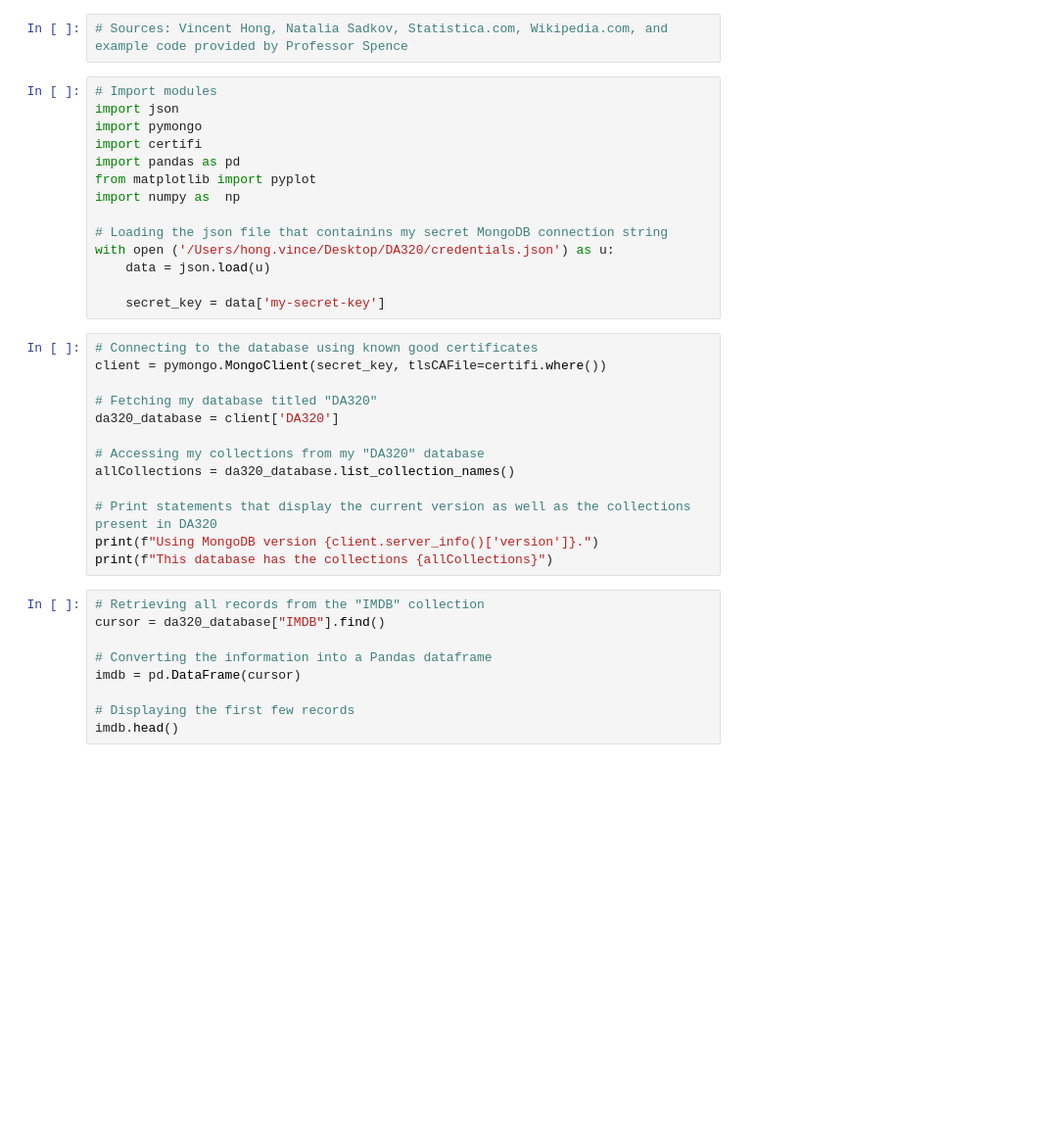
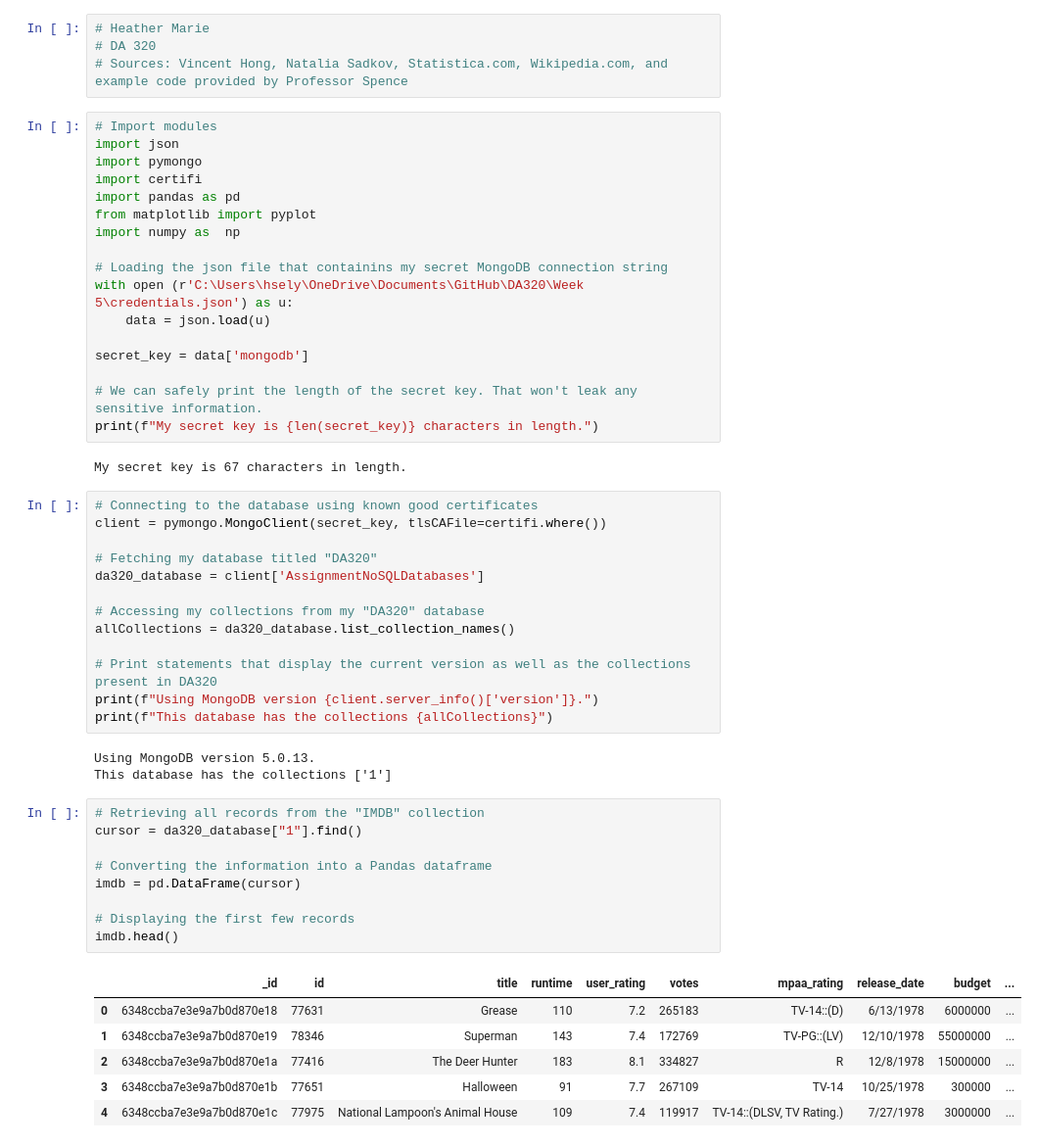
Before and after one commit to hselymes/DA320, a Jupyter notebook: Week 5/Selymes_Detecting-Outliers.ipynb, the cells around one changed output. Shown at 98% size. Drawn from its saved outputs; the diff is of its cells as text; blank space fills up the shorter version.

```diff
--- a/Week 5/Selymes_Detecting-Outliers.ipynb
+++ b/Week 5/Selymes_Detecting-Outliers.ipynb
@@ -1,4 +1,6 @@
 # %%
+# Heather Marie
+# DA 320
 # Sources: Vincent Hong, Natalia Sadkov, Statistica.com, Wikipedia.com, and example code provided by Professor Spence
 # %%
 # Import modules
@@ -10,16 +12,21 @@ from matplotlib import pyplot
 import numpy as  np
 
 # Loading the json file that containins my secret MongoDB connection string
-with open ('/Users/hong.vince/Desktop/DA320/credentials.json') as u:
+with open (r'C:\Users\hsely\OneDrive\Documents\GitHub\DA320\Week 5\credentials.json') as u:
     data = json.load(u)
 
-    secret_key = data['my-secret-key']
+secret_key = data['mongodb']
+
+# We can safely print the length of the secret key. That won't leak any sensitive information.
+print(f"My secret key is {len(secret_key)} characters in length.")
+# %% [output]
+My secret key is 67 characters in length.
 # %%
 # Connecting to the database using known good certificates
 client = pymongo.MongoClient(secret_key, tlsCAFile=certifi.where())
 
 # Fetching my database titled "DA320"
-da320_database = client['DA320']
+da320_database = client['AssignmentNoSQLDatabases']
 
 # Accessing my collections from my "DA320" database
 allCollections = da320_database.list_collection_names()
@@ -27,15 +34,25 @@ allCollections = da320_database.list_collection_names()
 # Print statements that display the current version as well as the collections present in DA320
 print(f"Using MongoDB version {client.server_info()['version']}.")
 print(f"This database has the collections {allCollections}")
+# %% [output]
+Using MongoDB version 5.0.13.
+This database has the collections ['1']
 # %%
 # Retrieving all records from the "IMDB" collection
-cursor = da320_database["IMDB"].find()
+cursor = da320_database["1"].find()
 
 # Converting the information into a Pandas dataframe
 imdb = pd.DataFrame(cursor)
 
 # Displaying the first few records
 imdb.head()
+# %% [output]
+|  | _id | id | title | runtime | user_rating | votes | mpaa_rating | release_date | budget | ... |
+| 0 | 6348ccba7e3e9a7b0d870e18 | 77631 | Grease | 110 | 7.2 | 265183 | TV-14::(D) | 6/13/1978 | 6000000 | ... |
+| 1 | 6348ccba7e3e9a7b0d870e19 | 78346 | Superman | 143 | 7.4 | 172769 | TV-PG::(LV) | 12/10/1978 | 55000000 | ... |
+| 2 | 6348ccba7e3e9a7b0d870e1a | 77416 | The Deer Hunter | 183 | 8.1 | 334827 | R | 12/8/1978 | 15000000 | ... |
+| 3 | 6348ccba7e3e9a7b0d870e1b | 77651 | Halloween | 91 | 7.7 | 267109 | TV-14 | 10/25/1978 | 300000 | ... |
+| 4 | 6348ccba7e3e9a7b0d870e1c | 77975 | National Lampoon's Animal House | 109 | 7.4 | 119917 | TV-14::(DLSV, TV Rating.) | 7/27/1978 | 3000000 | ... |
 # %%
 # Transforming the Release Date column to a datetime data type
 imdb['release_date'] = pd.to_datetime(imdb['release_date'], errors='coerce')
```
Also changed, not shown: parts of 5 cells of this notebook, 1 other file.
